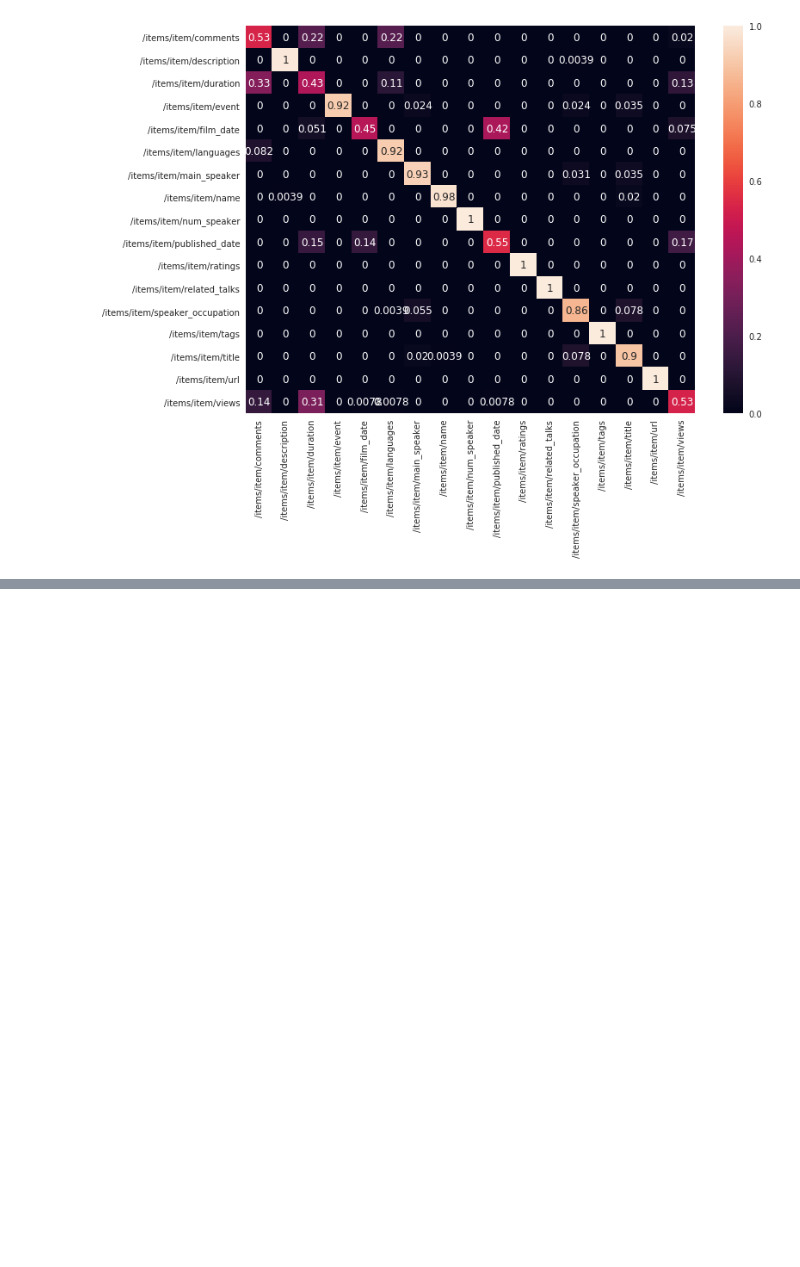
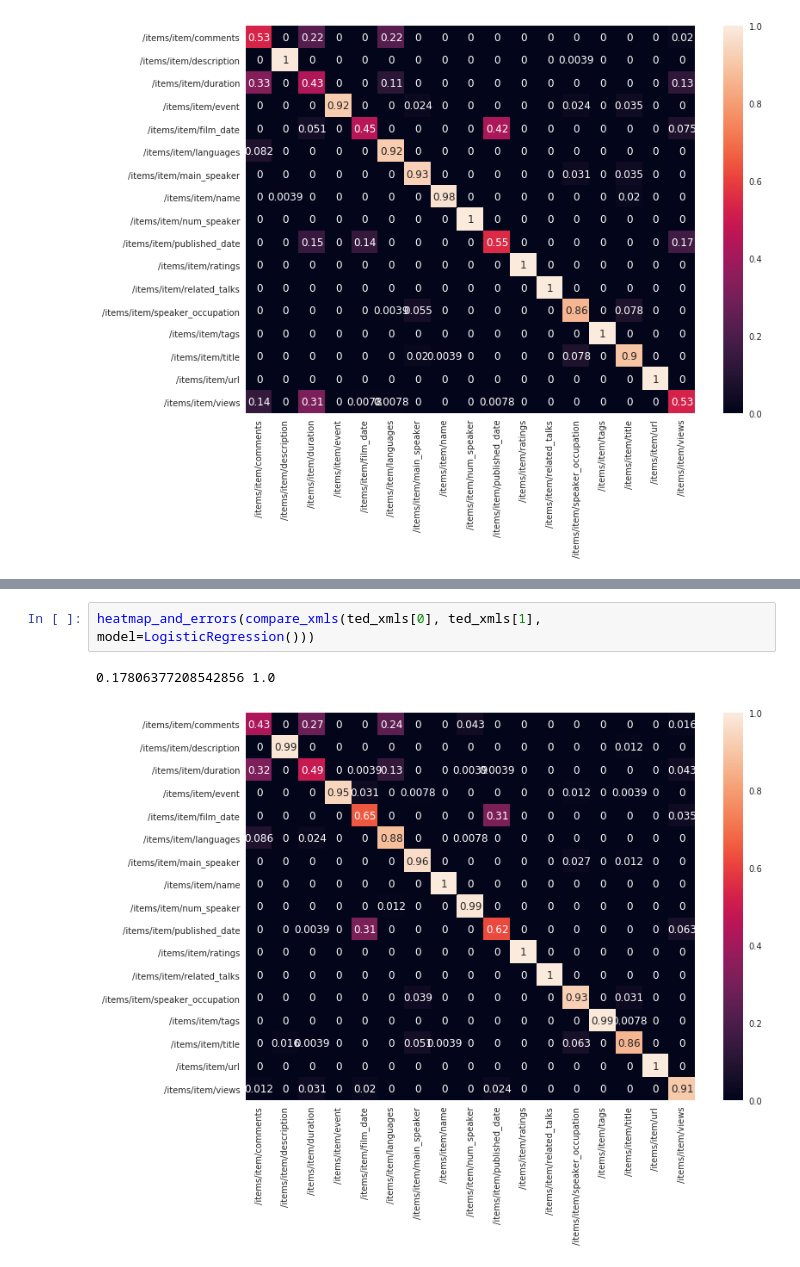
Before and after one commit to sivaneban/schema-matching, a Jupyter notebook: Schema Matching.ipynb, the cells around one changed output, grey strips where cells are left out. Saved outputs shown, nothing was run; the diff lists cells and outputs as text; blank space fills up the shorter version.

```diff
--- a/Schema Matching.ipynb
+++ b/Schema Matching.ipynb
@@ -255,0 +285,5 @@ f1_score_from_result(ted_result)
+# %%
+heatmap_and_errors(compare_xmls(ted_xmls[0], ted_xmls[1], model=LogisticRegression()))
+# %% [output]
+0.17806377208542856 1.0
+[figure, added]
```
Also changed, not shown: parts of 9 cells of this notebook.
